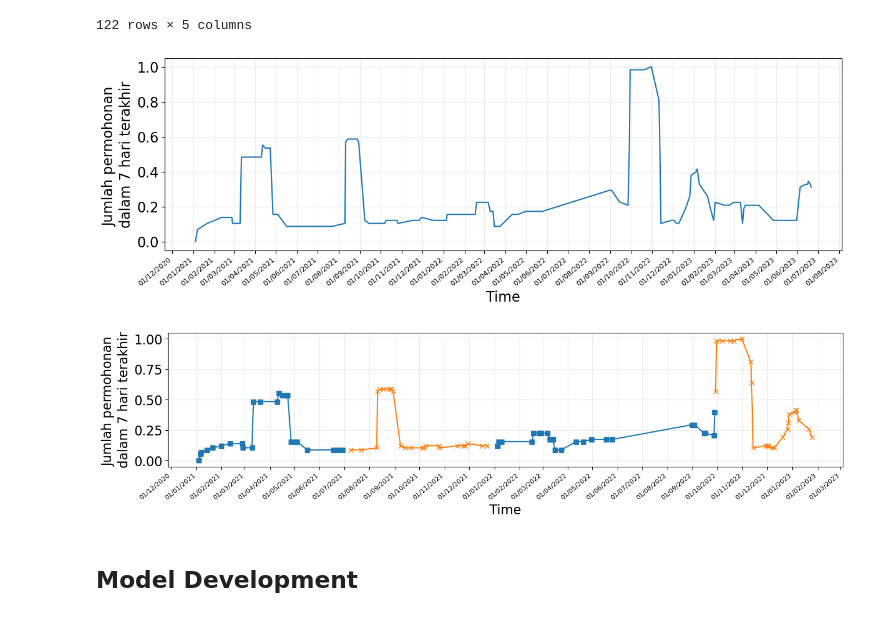
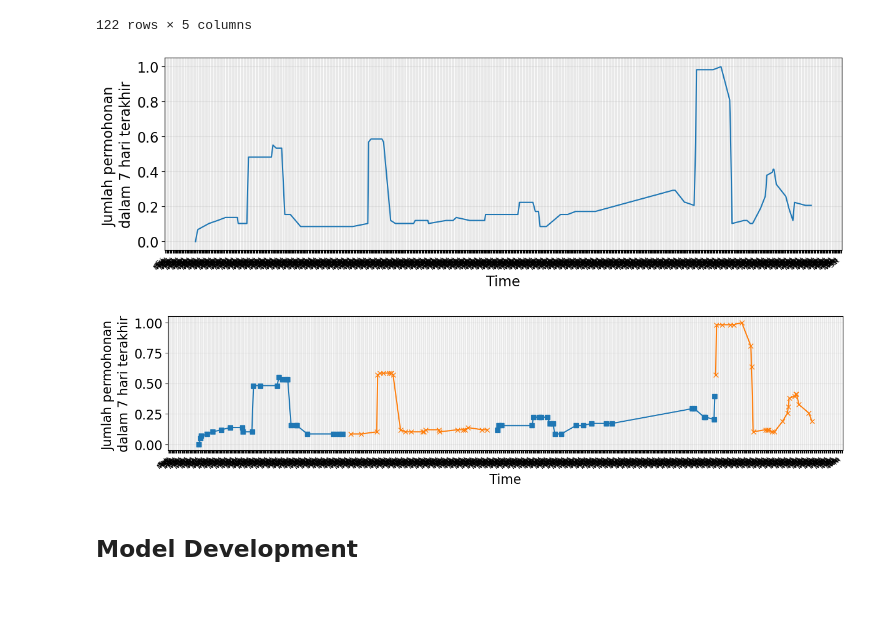
Before and after one commit to anajesset/tugas-akhirr, a Jupyter notebook: e_lstm.ipynb, the cells around one changed output. Cells and saved outputs as stored; diff of their text form; code cells hidden in the pictures.

```diff
--- a/e_lstm.ipynb
+++ b/e_lstm.ipynb
@@ -418,9 +447,9 @@ test_scale_df.to_csv("./data/test_scale.csv", index=False)
 dataset_section = ['train', 'val', 'test']
 dataset = {}
 for section in dataset_section:
-  dataset[f"{section}_scale_df"] = pd.read_csv(f"./data/{section}_scale.csv",
+  dataset[f"{section}_scale_df_e"] = pd.read_csv(f"./data/{section}_scale_e.csv",
                                                 parse_dates=["Tgl. Mohon"])
-dataset["train_scale_df"]
+dataset["train_scale_df_e"]
 # %% [output]
 |  | Tgl. Mohon | count | cumulative_sum | delta_count | rolling_7days |
 | 0 | 2021-01-04 | 0.032258 | 0.000000 | 0.543860 | 0.000000 |
@@ -436,23 +465,23 @@ dataset["train_scale_df"]
 | 121 | 2023-06-21 | 0.000000 | 1.000000 | 0.543860 | 0.310345 |
 122 rows × 5 columns
 # %%
-num_of_rows = 200
-train_scale_df_selected = dataset["train_scale_df"]
-plot_time_series(train_scale_df_selected.iloc[:num_of_rows]["Tgl. Mohon"],
-                  train_scale_df_selected.iloc[:num_of_rows]["rolling_7days"],
+num_of_rows = 100
+train_scale_df_e_selected = dataset["train_scale_df_e"]
+plot_time_series(train_scale_df_e_selected.iloc[:num_of_rows]["Tgl. Mohon"],
+                  train_scale_df_e_selected.iloc[:num_of_rows]["rolling_7days"],
                   ylabel="Jumlah permohonan \ndalam 7 hari terakhir",
-                  use_weekday_locator=False, use_year_locator=True,)
+                  use_weekday_locator=True, use_year_locator=False)
 # %% [output]
-[figure, old version]
+[figure, new version]
 # %%
-num_of_rows = 200
-train_scale_df_selected = dataset["train_scale_df"]
-plot_time_series_data_window(train_scale_df_selected.iloc[:num_of_rows]["Tgl. Mohon"],
-                  train_scale_df_selected.iloc[:num_of_rows]["rolling_7days"],
+num_of_rows = 100
+train_scale_df_e_selected = dataset["train_scale_df_e"]
+plot_time_series_data_window(train_scale_df_e_selected.iloc[:num_of_rows]["Tgl. Mohon"],
+                  train_scale_df_e_selected.iloc[:num_of_rows]["rolling_7days"],
                   ylabel="Jumlah permohonan \ndalam 7 hari terakhir", figsize=(15, 3),
-                  use_weekday_locator=False, use_year_locator=True,)
+                  use_weekday_locator=True, use_year_locator=False)
 # %% [output]
-[figure, old version]
+[figure, new version]
 # %% [markdown]
 ## Model Development
 # %%
```
Also changed, not shown: parts of 16 cells of this notebook, 23 other files.
